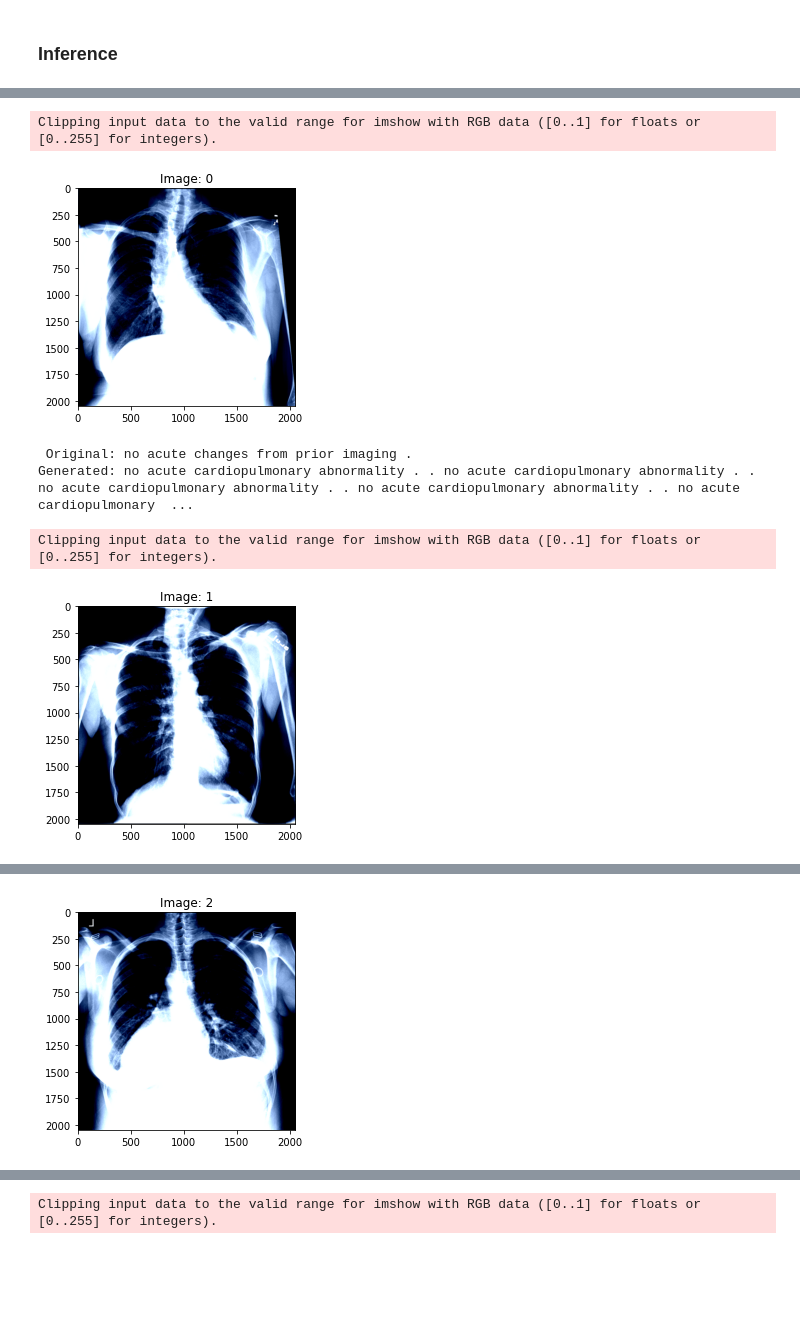
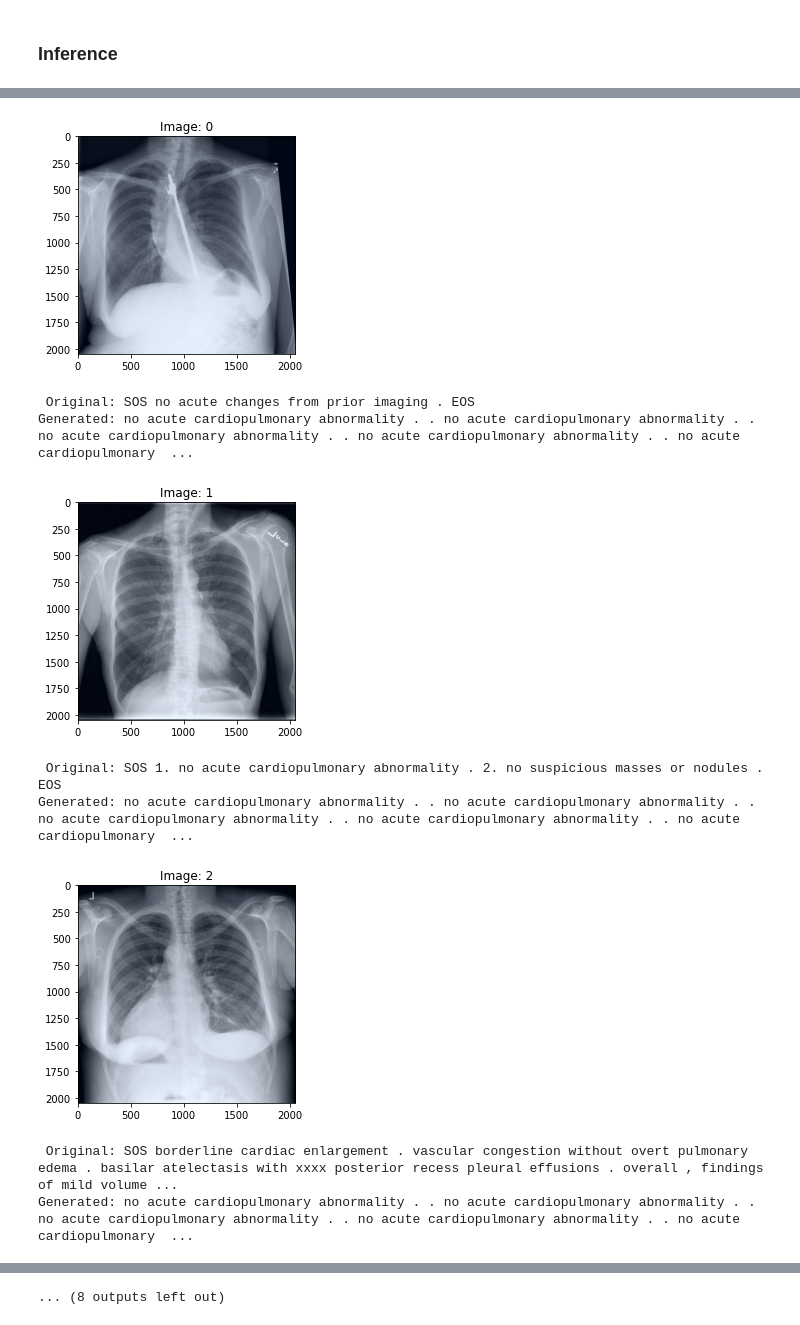
Before and after one commit to tlkh/dl-project-xray, a Jupyter notebook: ipynbs/dev_wordLevel-beam.ipynb, the cells around one changed output, grey strips where cells are left out. Cells and saved outputs as stored; diff of their text form; code cells hidden in the pictures; blank space fills up the shorter version.

```diff
--- a/ipynbs/dev_wordLevel-beam.ipynb
+++ b/ipynbs/dev_wordLevel-beam.ipynb
@@ -311,23 +236,26 @@ KeyboardInterrupt:
 # %%
 for index in range(0, 10):
     image, _, impression = train_dataset.__getitem__(index)
     image_tensor = image.unsqueeze(0).to(config.device)
     logits, feature = encoder(image_tensor)
     sampled_ids = decoder.sample(feature)
     sampled_ids = list(sampled_ids[0].cpu().numpy())
 
     plt.title("Image: "+str(index))
     plt_img = np.moveaxis(image.numpy(), 0, -1)
-    plt.imshow(plt_img)
+    plt.imshow(normalize_image(plt_img))
     plt.show()
 
     print(" Original:", train_dataset.tokenizer.decode(impression))
     print("Generated:", train_dataset.tokenizer.decode(sampled_ids))
     print("")
 # %% [output]
+[figure, new version]
-Clipping input data to the valid range for imshow with RGB data ([0..1] for floats or [0..255] for integers).
+ Original: SOS no acute changes from prior imaging . EOS
+Generated: no acute cardiopulmonary abnormality . . no acute cardiopulmonary abnormality . . no acute cardiopulmonary abnormality . . no acute cardiopulmonary abnormality . . no acute cardiopulmonary  ...
-[figure, old version]
+[figure, new version]
- Original: no acute changes from prior imaging .
+ Original: SOS 1. no acute cardiopulmonary abnormality . 2. no suspicious masses or nodules . EOS
 Generated: no acute cardiopulmonary abnormality . . no acute cardiopulmonary abnormality . . no acute cardiopulmonary abnormality . . no acute cardiopulmonary abnormality . . no acute cardiopulmonary  ...
+[figure, new version]
-Clipping input data to the valid range for imshow with RGB data ([0..1] for floats or [0..255] for integers).
+ Original: SOS borderline cardiac enlargement . vascular congestion without overt pulmonary edema . basilar atelectasis with xxxx posterior recess pleural effusions . overall , findings of mild volume ...
+Generated: no acute cardiopulmonary abnormality . . no acute cardiopulmonary abnormality . . no acute cardiopulmonary abnormality . . no acute cardiopulmonary abnormality . . no acute cardiopulmonary  ...
-[figure, old version]
@@ -337 +267,0 @@ Clipping input data to the valid range for imshow with RGB data ([0..1] for floa
-[figure, old version]
@@ -339,2 +270,2 @@ Clipping input data to the valid range for imshow with RGB data ([0..1] for floa
 Generated: no acute cardiopulmonary abnormality . . no acute cardiopulmonary abnormality . . no acute cardiopulmonary abnormality . . no acute cardiopulmonary abnormality . . no acute cardiopulmonary  ...
-Clipping input data to the valid range for imshow with RGB data ([0..1] for floats or [0..255] for integers).
+... (8 outputs left out)
```
Also changed, not shown: parts of 7 cells of this notebook, 2 other files.
